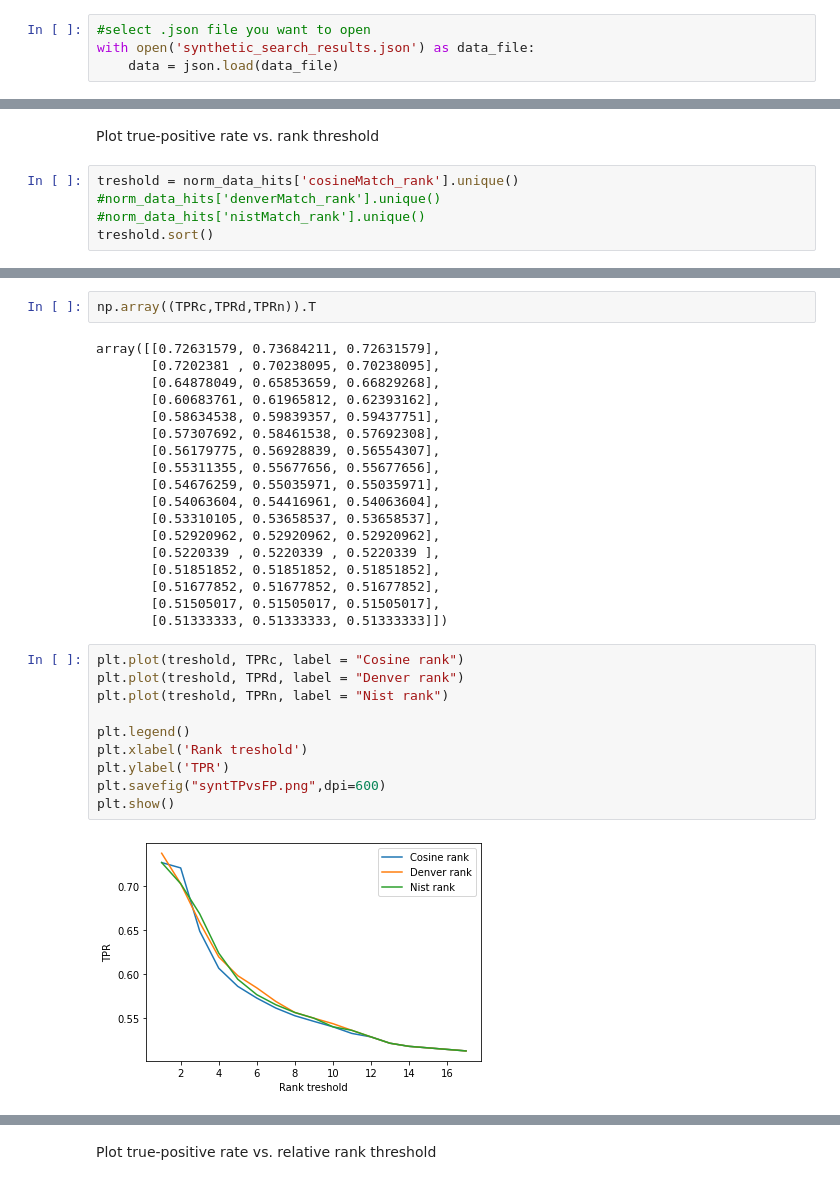
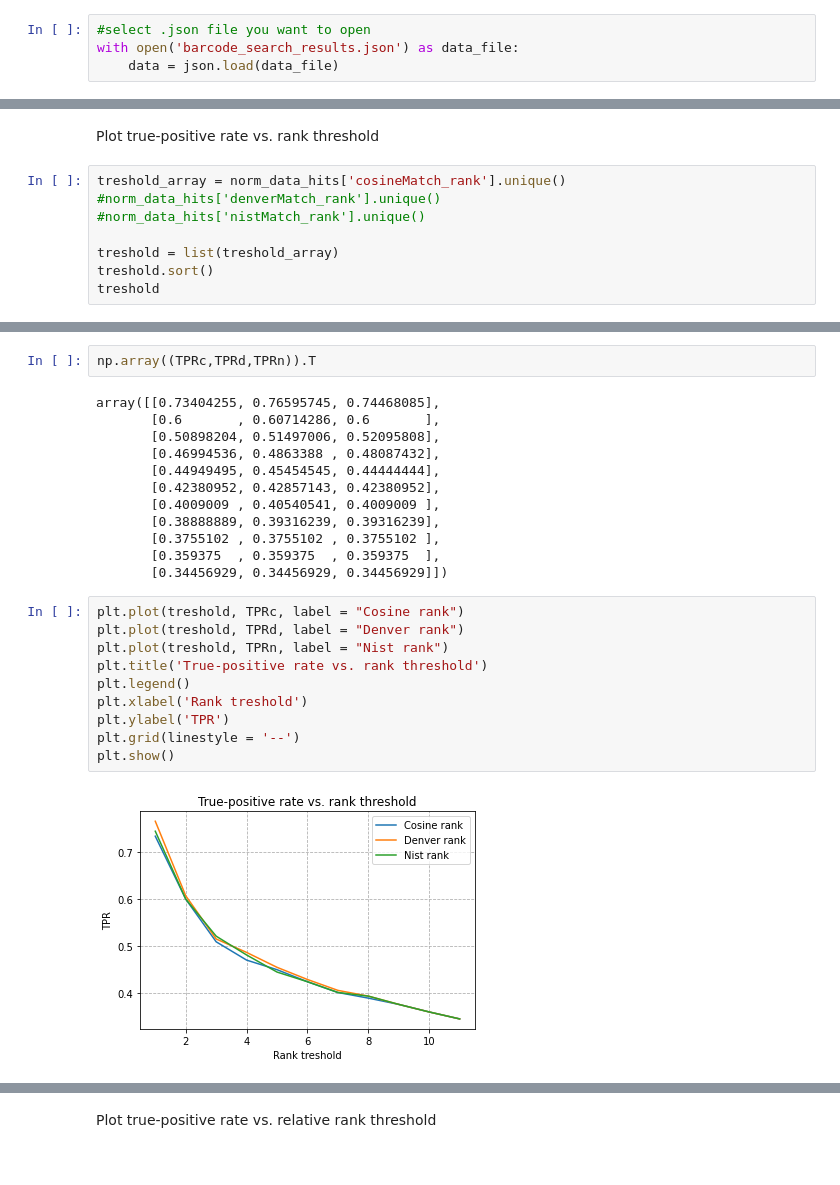
Before and after one commit to jozef1v/MS_Synthetic_Library, a Jupyter notebook: BDP_petronela.ipynb, the cells around one changed output, grey strips where cells are left out. Cells and saved outputs as stored; diff of their text form.

```diff
--- a/BDP_petronela.ipynb
+++ b/BDP_petronela.ipynb
@@ -32,7 +27,7 @@ synthetic_df = pd.read_json("synthetic_search_results.json")
 **Results**
 # %%
 #select .json file you want to open
-with open('synthetic_search_results.json') as data_file:
+with open('barcode_search_results.json') as data_file:
     data = json.load(data_file)
 # %%
 #data_norm_hits = pd.json_normalize(data,record_path=['records','spectrumCollections','spectra','hits'])
@@ -259,7 +218,10 @@ rranks
 # %% [markdown]
 Plot true-positive rate vs. rank threshold
 # %%
-treshold = norm_data_hits['cosineMatch_rank'].unique()
+treshold_array = norm_data_hits['cosineMatch_rank'].unique()
 #norm_data_hits['denverMatch_rank'].unique()
 #norm_data_hits['nistMatch_rank'].unique()
+
+treshold = list(treshold_array)
 treshold.sort()
+treshold
@@ -326,32 +284,26 @@ TPRc
 # %%
 np.array((TPRc,TPRd,TPRn)).T
 # %% [output]
-array([[0.72631579, 0.73684211, 0.72631579],
-       [0.7202381 , 0.70238095, 0.70238095],
-       [0.64878049, 0.65853659, 0.66829268],
-       [0.60683761, 0.61965812, 0.62393162],
-       [0.58634538, 0.59839357, 0.59437751],
-       [0.57307692, 0.58461538, 0.57692308],
-       [0.56179775, 0.56928839, 0.56554307],
-       [0.55311355, 0.55677656, 0.55677656],
-       [0.54676259, 0.55035971, 0.55035971],
-       [0.54063604, 0.54416961, 0.54063604],
-       [0.53310105, 0.53658537, 0.53658537],
-       [0.52920962, 0.52920962, 0.52920962],
-       [0.5220339 , 0.5220339 , 0.5220339 ],
-       [0.51851852, 0.51851852, 0.51851852],
-       [0.51677852, 0.51677852, 0.51677852],
-       [0.51505017, 0.51505017, 0.51505017],
-       [0.51333333, 0.51333333, 0.51333333]])
+array([[0.73404255, 0.76595745, 0.74468085],
+       [0.6       , 0.60714286, 0.6       ],
+       [0.50898204, 0.51497006, 0.52095808],
+       [0.46994536, 0.4863388 , 0.48087432],
+       [0.44949495, 0.45454545, 0.44444444],
+       [0.42380952, 0.42857143, 0.42380952],
+       [0.4009009 , 0.40540541, 0.4009009 ],
+       [0.38888889, 0.39316239, 0.39316239],
+       [0.3755102 , 0.3755102 , 0.3755102 ],
+       [0.359375  , 0.359375  , 0.359375  ],
+       [0.34456929, 0.34456929, 0.34456929]])
 # %%
 plt.plot(treshold, TPRc, label = "Cosine rank")
 plt.plot(treshold, TPRd, label = "Denver rank")
 plt.plot(treshold, TPRn, label = "Nist rank")
-
+plt.title('True-positive rate vs. rank threshold')
 plt.legend()
 plt.xlabel('Rank treshold')
 plt.ylabel('TPR')
-plt.savefig("syntTPvsFP.png",dpi=600)
+plt.grid(linestyle = '--')
 plt.show()
 # %% [output]
-[figure, old version]
+[figure, new version]
```
Also changed, not shown: parts of 19 cells of this notebook.
